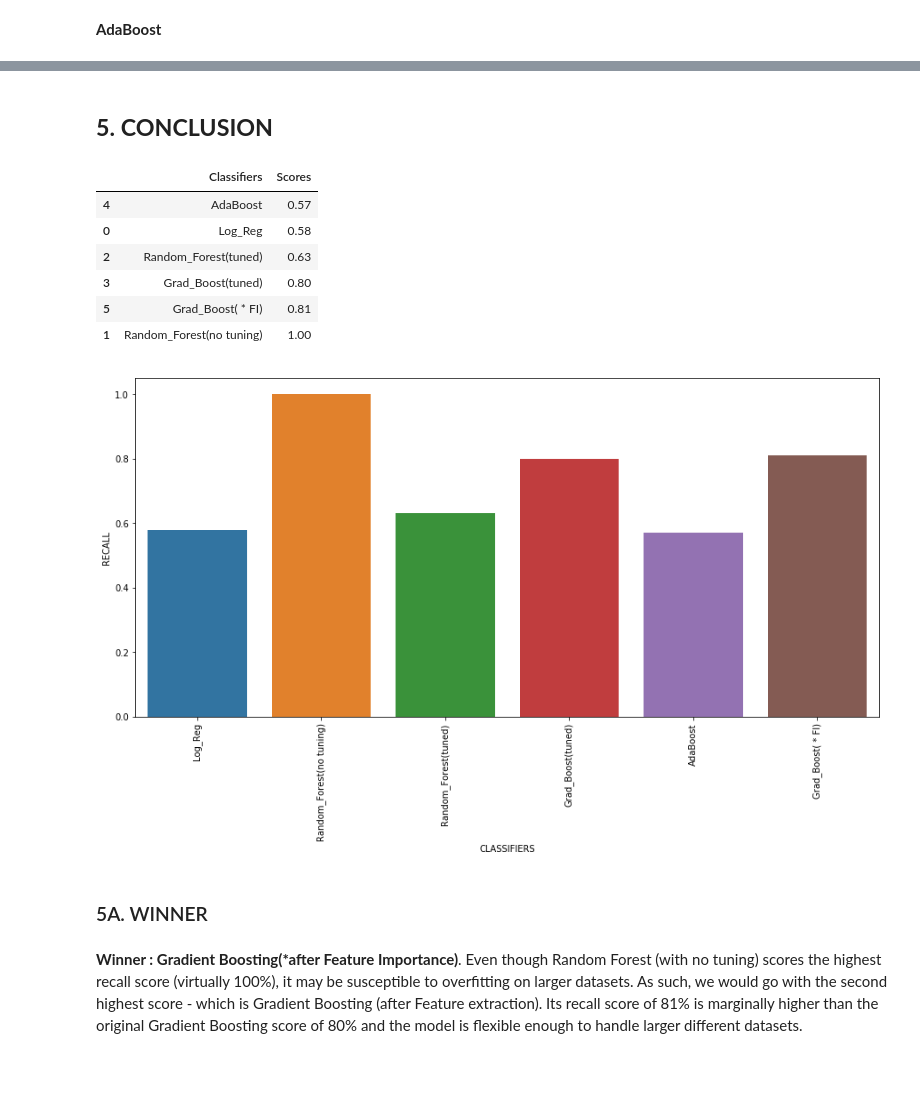
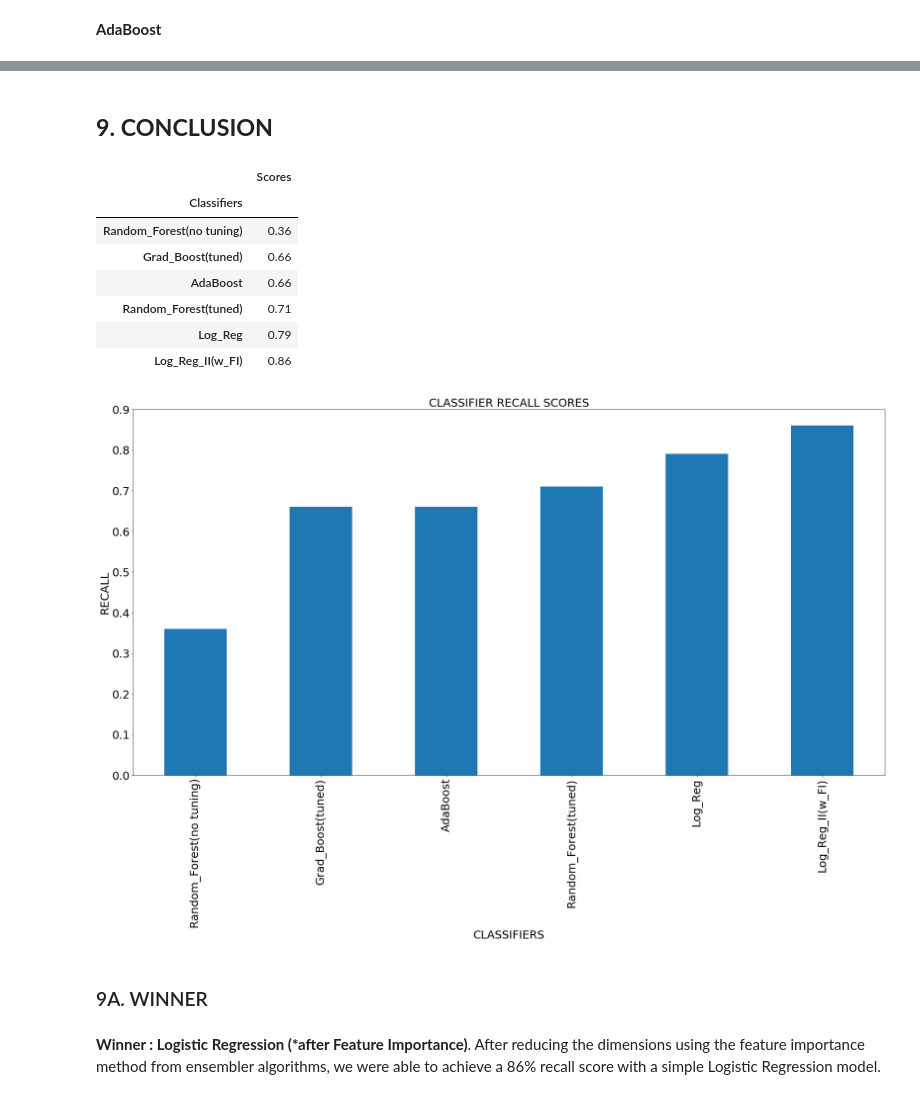
Before and after one commit to asrarahmed01/Projects, a Jupyter notebook: Binary_Classification_Model.ipynb, the cells around one changed output, grey strips where cells are left out. Cells and saved outputs as stored; diff of their text form; code cells hidden in the pictures; blank space fills up the shorter version.

```diff
--- a/Binary_Classification_Model.ipynb
+++ b/Binary_Classification_Model.ipynb
@@ -987,5 +1326,6 @@ np.where(Importance.cumsum()>.90)  #retrieving the number of features that make
 # %%
 #Setting up new dataframe with features that make up 90% of the value
 
-X_revised=X[list(Columns[:24])]
-y=fire_df["Target"]
+y=model_df["Calls_WO_Merit"]
+
+X_revised=model_df[list(Columns[:index_90])]
@@ -1019,0 +1399,12 @@ F1 score is:0.79
+# %%
+lrc_rev = LogisticRegression(random_state=1)  # default C=1, penalty =l2 (Ridge)
+lrc_rev.fit(X_train_rev,y_train_rev)
+y_pred_rev=lrc_rev.predict(X_test_rev)
+print(pd.crosstab(y_test_rev,y_pred_rev))
+print("*"*50)
+print('Recall is:'+str(round(recall_score(y_test_rev, y_pred_rev, average='binary'),2)))
+print("*"*50)
+
+LogReg_II=round(recall_score(y_test_rev, y_pred_rev, average='binary'),2)
+
+cross_val_score(lrc_rev, X_train_rev, y_train_rev, cv=5, scoring='recall')
@@ -1020,32 +1420,42 @@ F1 score is:0.79
 # %% [markdown]
-## **5. CONCLUSION**  ##
+## **9. CONCLUSION**  ##
 # %%
-Classifers=['Log_Reg', 'Random_Forest(no tuning)', 'Random_Forest(tuned)', "Grad_Boost(tuned)", "AdaBoost", "Grad_Boost( * FI)" ]
+Classifers=['Log_Reg', 'Random_Forest(no tuning)', 'Random_Forest(tuned)', "Grad_Boost(tuned)", "AdaBoost","Log_Reg_II(w_FI)" ]
 
-Scores=[LogReg, Random_Forest, Random_Forest_tuned, Grad_Boost_I, AdaBoost, Grad_Boost_II ]
+Scores=[LogReg, Random_Forest, Random_Forest_tuned, Grad_Boost_I, AdaBoost, LogReg_II]
 
 Scores_df=pd.DataFrame(list(zip(Classifers,Scores)),columns=["Classifiers","Scores"])
 
-Scores_df.sort_values("Scores")
+Scores_df.set_index("Classifiers",drop=True,inplace=True)
+
+Scores_df.sort_values("Scores",inplace=True)
+
+Scores_df
 # %% [output]
-|  | Classifiers | Scores |
-| 4 | AdaBoost | 0.57 |
-| 0 | Log_Reg | 0.58 |
-| 2 | Random_Forest(tuned) | 0.63 |
-| 3 | Grad_Boost(tuned) | 0.80 |
-| 5 | Grad_Boost( * FI) | 0.81 |
-| 1 | Random_Forest(no tuning) | 1.00 |
+|  | Scores |
+| Classifiers |  |
+| Random_Forest(no tuning) | 0.36 |
+| Grad_Boost(tuned) | 0.66 |
+| AdaBoost | 0.66 |
+| Random_Forest(tuned) | 0.71 |
+| Log_Reg | 0.79 |
+| Log_Reg_II(w_FI) | 0.86 |
 # %%
 fig, ax = plt.subplots()
-fig.set_size_inches(15,7)
-sns.barplot(x="Classifiers", y="Scores", data=Scores_df, ax=ax)
-plt.ylabel('RECALL')
-plt.xlabel('CLASSIFIERS')
-plt.xticks(rotation='vertical')
+fig.set_size_inches(30,15)
+
+
+Scores_df["Scores"].plot('bar',ax=ax)
+plt.ylabel('RECALL',fontsize=25)
+plt.xlabel('CLASSIFIERS',fontsize=25)
+plt.title("CLASSIFIER RECALL SCORES",fontsize=25)
+plt.xticks(rotation='vertical',fontsize=25)
+plt.yticks(fontsize=25)
+plt.ylim(0.00,.90)
 plt.show()
 # %% [output]
-[figure, old version]
+[figure, new version]
 # %% [markdown]
-### 5A. WINNER ###
+### 9A. WINNER ###
-# %% [markdown]
-**Winner : Gradient Boosting(*after Feature Importance)**. Even though Random Forest (with no tuning) scores the highest recall score (virtually 100%), it may be susceptible to overfitting on larger datasets. As such, we would go with the second highest score - which is Gradient Boosting (after Feature extraction). Its recall score of 81% is marginally higher than the original Gradient Boosting score of 80% and the model is flexible enough to handle larger different datasets.
+# %% [markdown]
+**Winner : Logistic Regression (*after Feature Importance)**. After reducing the dimensions using the feature importance method from ensembler algorithms, we were able to achieve a 86% recall score with a simple Logistic Regression model.
```
Also changed, not shown: parts of 192 cells of this notebook.
